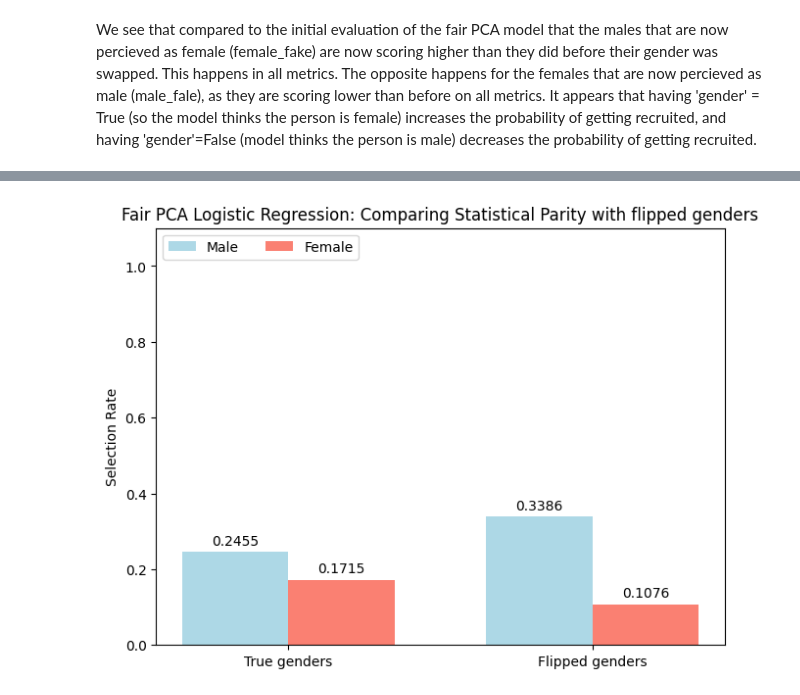
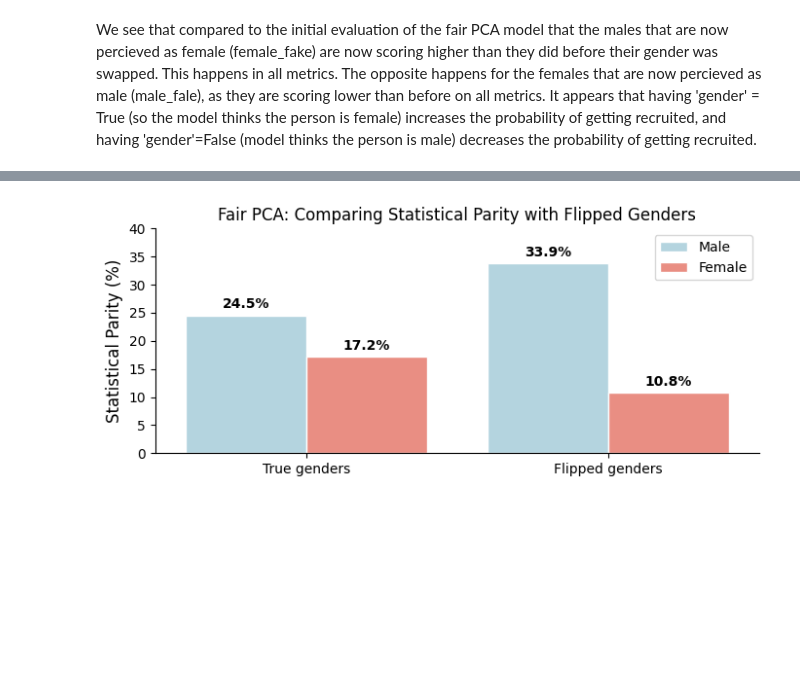
Before and after one commit to MiriamEspinosa/Gender_Fairness_Recruitment, a Jupyter notebook: Final_Assignment/final_assignment.ipynb, the cells around one changed output, grey strips where cells are left out. Saved outputs shown, nothing was run; the diff lists cells and outputs as text; code cells hidden in the pictures; blank space fills up the shorter version.

```diff
--- a/Final_Assignment/final_assignment.ipynb
+++ b/Final_Assignment/final_assignment.ipynb
@@ -634,0 +744,13 @@ X_test_copy.drop(columns=["gender_female"], inplace=True)
+# %%
+X_train_copy = X_train.copy()
+X_test_copy = X_test.copy()
+
+## Move the gender (female) column to the end of the dataframe and drop the original one
+X_train_copy['gender'] = X_train_copy['gender_female']
+X_test_copy['gender'] = X_test_copy['gender_female']
+
+X_train_copy.drop(columns=["gender_female"], inplace=True)
+X_test_copy.drop(columns=["gender_female"], inplace=True)
+
+X_train_copy.rename(columns={'gender': 'gender_female'}, inplace=True)
+X_test_copy.rename(columns={'gender': 'gender_female'}, inplace=True)
@@ -940,10 +1127,11 @@ plt.show()
 # %%
 dummy_test_copy = X_test_copy.copy()
-dummy_test_copy['gender'] = ~dummy_test_copy['gender']
-# dummy_test_copy
+dummy_test_copy['gender_female'] = ~dummy_test_copy['gender_female'] # flip gender
+
 Xs_dummy_test_copy = scaler.transform(dummy_test_copy)
 Xs_dummy_test_debiased_copy = fair_pca.project(Xs_dummy_test_copy)
-df_Xs_dummy_test_debiased_copy = pd.DataFrame(Xs_dummy_test_debiased_copy, columns=['feat1', 'feat2', 'feat3', 'feat4', 'feat5', 'feat6', 'feat7', 'feat8', 'feat9', 'feat10', 'feat11', 'feat12', 'feat13', 'feat14', 'feat15', 'feat16', 'feat17', 'feat18', 'feat19', 'feat20', 'feat21', 'feat22'])
+pca_columns=[f'feat{x}' for x in range(1,23)]
+df_Xs_dummy_test_debiased_copy = pd.DataFrame(Xs_dummy_test_debiased_copy, columns=pca_columns)
 # %%
 # We swapped the genders
 group_test_dict_dummy = {
@@ -998,52 +1191,74 @@ It appears that having 'gender' = True (so the model thinks the person is female
 # %%
 # Plotting the change in classification when Fair PCA is given the actual gender of a person versus giving the opposite gender
 
 df_log_pca_dummy = dummy_test_copy.copy()
 df_log_pca_dummy['pred'] = y_hat_dummy
 
-group_col = 'gender'
+group_col = 'gender_female'
 selection_col = 'pred'
 
 male_sp_bef_dummy = statistical_parity(df_log_pca_dummy, group=group_fem_label) # These are actually male, their dummy label "female" was the flipped gender
 fem_sp_bef_dummy = statistical_parity(df_log_pca_dummy, group=group_male_label) # These are actually female, their dummy label "male" was the flipped gender
 
-labels = ("True genders", "Flipped genders")
+# Create dataframe
+sp_comparison_df = pd.DataFrame({
+    "Model": [
+        "True genders",
+        "Flipped genders",
+        "True genders",
+        "Flipped genders"
+    ],
+    "Gender": [
+        "Male", "Male",
+        "Female", "Female"
+    ],
+    "Statistical_Parity": [
+        male_sp_pca * 100,
+        male_sp_bef_dummy * 100,
+        fem_sp_pca * 100,
+        fem_sp_bef_dummy * 100
+    ]
+})
 
-medians = {
-    'Male': (male_sp_bef, male_sp_bef_dummy),
-    'Female': (fem_sp_bef, fem_sp_bef_dummy)
-}
 
-x = np.arange(len(labels))
-width = 0.35
+plt.figure(figsize=(8, 3))
 
-fig, ax = plt.subplots(layout='constrained')
+ax = sns.barplot(
+    data=sp_comparison_df,
+    x="Model",
+    y="Statistical_Parity",
+    hue="Gender",
+    edgecolor="white",
+    palette={
+        "Female": "salmon",
+        "Male": "lightblue"
+    }
+)
 
-colors = ['lightblue', 'salmon']
+# Add percentage labels
+for container in ax.containers:
+    ax.bar_label(
+        container,
+        fmt="%.1f%%",
+        padding=3,
+        fontsize=10,
+        fontweight="bold"
+    )
 
-n_groups = len(medians)
-offsets = np.linspace(-width/2, width/2, n_groups)
+ax.set_ylabel("Statistical Parity (%)", fontsize=12)
+ax.set_xlabel("")  # Remove x-axis label
 
-for i, (attribute, measurement) in enumerate(medians.items()):
-    rects = ax.bar(
-        x + offsets[i],
-        measurement,
-        width,
-        label=attribute,
-        color=colors[i]
-    )
-    ax.bar_label(rects, fmt='%.4f', padding=3)
+ax.set_ylim(0, 40)
 
-ax.set_ylabel('Selection Rate')
-#ax.set_title('Fairness Metric Before and After Removing Gender')
+# Remove top/right borders
+ax.spines['top'].set_visible(False)
+ax.spines['right'].set_visible(False)
 
-ax.set_xticks(x)
-ax.set_xticklabels(labels)
-ax.set_title('Fair PCA Logistic Regression: Comparing Statistical Parity with flipped genders')
+ax.legend(frameon=True)
 
-ax.legend(loc='upper left', ncols=2)
-ax.set_ylim(0, 1.1)
+ax.set_title('Fair PCA: Comparing Statistical Parity with Flipped Genders')
+
 
 plt.show()
 # %% [output]
-[figure, old version]
+[figure, new version]
```
Also changed, not shown: parts of 121 cells of this notebook.
